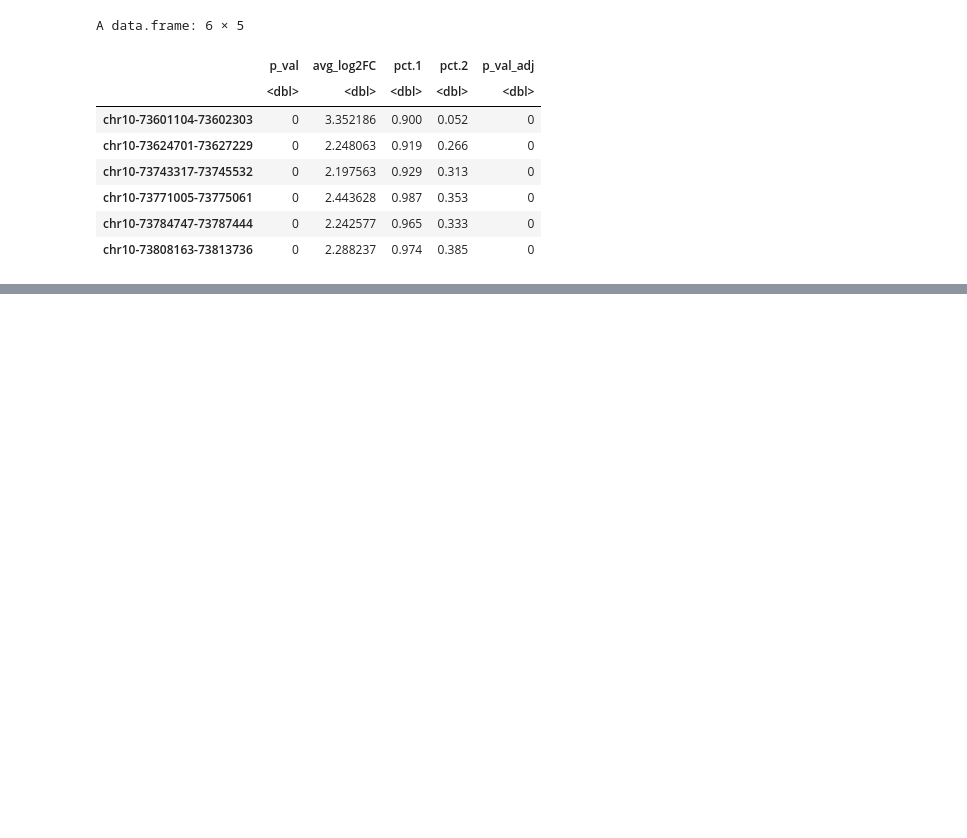
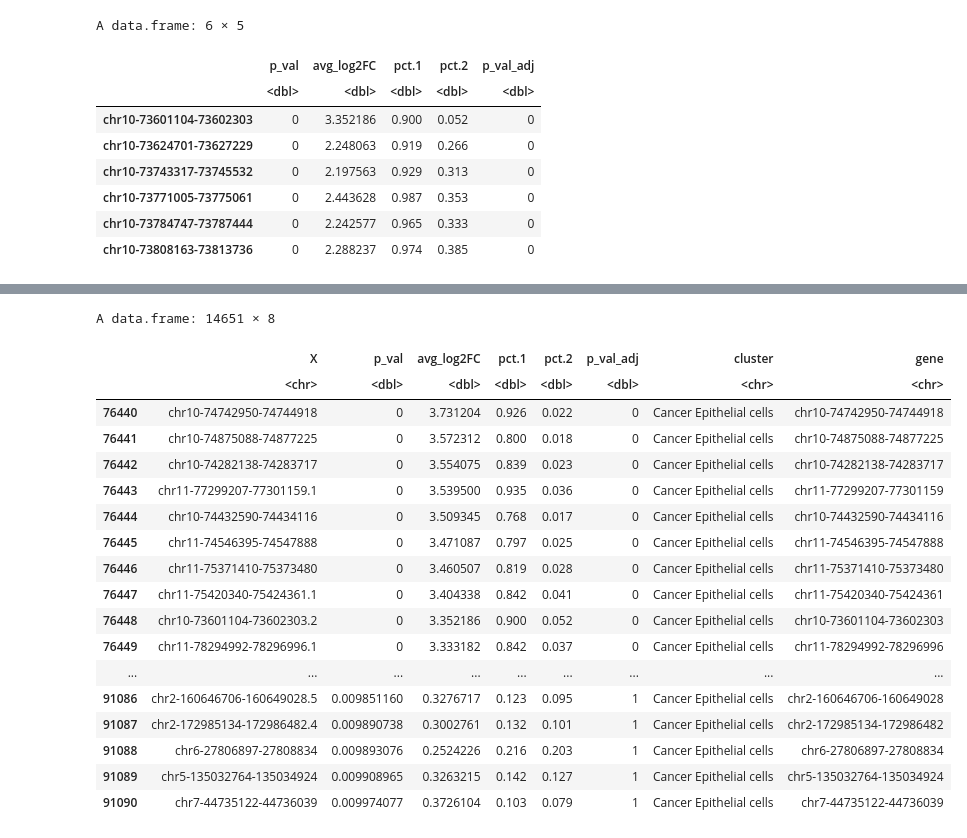
Before and after one commit to Yogiski/Single-Cell-eRNA, a Jupyter notebook: label-transfer-da-notebook.ipynb, the cells around one changed output, grey strips where cells are left out. Saved outputs shown, nothing was run; the diff lists cells and outputs as text; code cells hidden in the pictures; blank space fills up the shorter version.

```diff
--- a/label-transfer-da-notebook.ipynb
+++ b/label-transfer-da-notebook.ipynb
@@ -296,0 +304,24 @@ NULL
+# %%
+pp <- read.csv("43E7BL_unfiltered_markers.csv")
+# %%
+pp[pp$cluster == "Cancer Epithelial cells", ]
+# %% [output]
+A data.frame: 14651 × 8
+|  | X | p_val | avg_log2FC | pct.1 | pct.2 | p_val_adj | cluster | gene |
+|  | <chr> | <dbl> | <dbl> | <dbl> | <dbl> | <dbl> | <chr> | <chr> |
+| 76440 | chr10-74742950-74744918 | 0 | 3.731204 | 0.926 | 0.022 | 0 | Cancer Epithelial cells | chr10-74742950-74744918 |
+| 76441 | chr10-74875088-74877225 | 0 | 3.572312 | 0.800 | 0.018 | 0 | Cancer Epithelial cells | chr10-74875088-74877225 |
+| 76442 | chr10-74282138-74283717 | 0 | 3.554075 | 0.839 | 0.023 | 0 | Cancer Epithelial cells | chr10-74282138-74283717 |
+| 76443 | chr11-77299207-77301159.1 | 0 | 3.539500 | 0.935 | 0.036 | 0 | Cancer Epithelial cells | chr11-77299207-77301159 |
+| 76444 | chr10-74432590-74434116 | 0 | 3.509345 | 0.768 | 0.017 | 0 | Cancer Epithelial cells | chr10-74432590-74434116 |
+| 76445 | chr11-74546395-74547888 | 0 | 3.471087 | 0.797 | 0.025 | 0 | Cancer Epithelial cells | chr11-74546395-74547888 |
+| 76446 | chr11-75371410-75373480 | 0 | 3.460507 | 0.819 | 0.028 | 0 | Cancer Epithelial cells | chr11-75371410-75373480 |
+| 76447 | chr11-75420340-75424361.1 | 0 | 3.404338 | 0.842 | 0.041 | 0 | Cancer Epithelial cells | chr11-75420340-75424361 |
+| 76448 | chr10-73601104-73602303.2 | 0 | 3.352186 | 0.900 | 0.052 | 0 | Cancer Epithelial cells | chr10-73601104-73602303 |
+| 76449 | chr11-78294992-78296996.1 | 0 | 3.333182 | 0.842 | 0.037 | 0 | Cancer Epithelial cells | chr11-78294992-78296996 |
+| ... | ... | ... | ... | ... | ... | ... | ... | ... |
+| 91086 | chr2-160646706-160649028.5 | 0.009851160 | 0.3276717 | 0.123 | 0.095 | 1 | Cancer Epithelial cells | chr2-160646706-160649028 |
+| 91087 | chr2-172985134-172986482.4 | 0.009890738 | 0.3002761 | 0.132 | 0.101 | 1 | Cancer Epithelial cells | chr2-172985134-172986482 |
+| 91088 | chr6-27806897-27808834 | 0.009893076 | 0.2524226 | 0.216 | 0.203 | 1 | Cancer Epithelial cells | chr6-27806897-27808834 |
+| 91089 | chr5-135032764-135034924 | 0.009908965 | 0.3263215 | 0.142 | 0.127 | 1 | Cancer Epithelial cells | chr5-135032764-135034924 |
+| 91090 | chr7-44735122-44736039 | 0.009974077 | 0.3726104 | 0.103 | 0.079 | 1 | Cancer Epithelial cells | chr7-44735122-44736039 |
```
Also changed, not shown: parts of 9 cells of this notebook, 4 other files.
